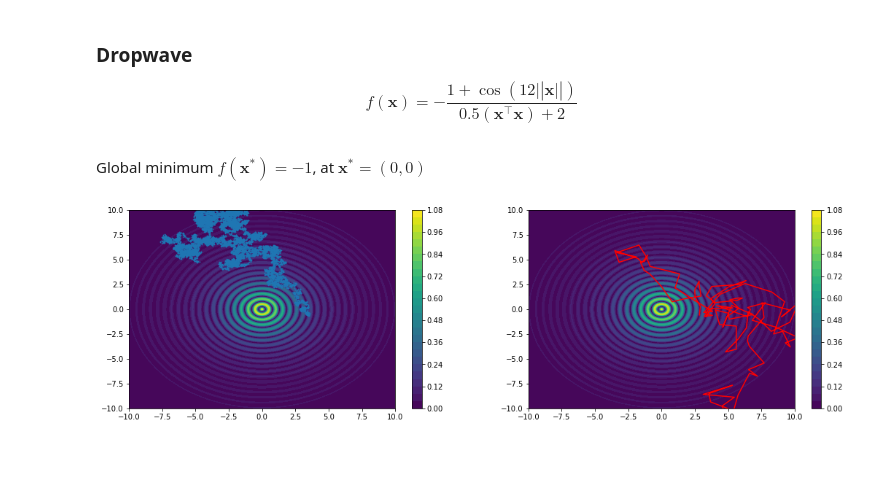
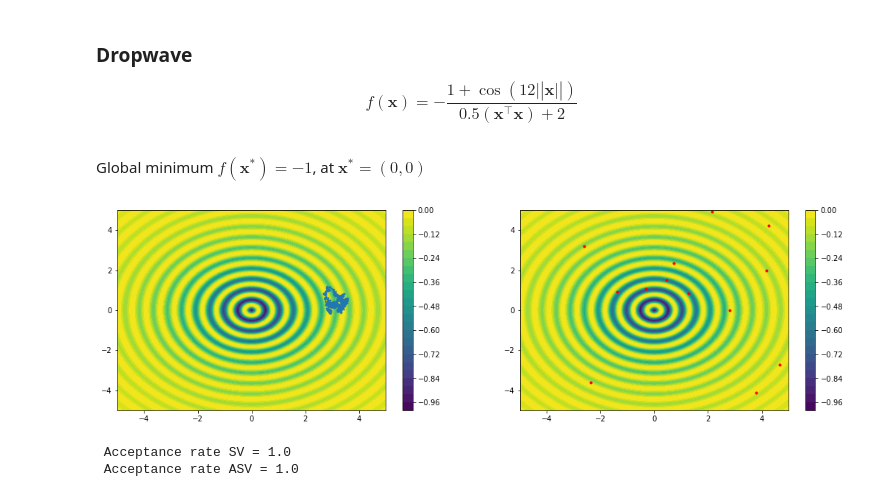
Before and after one commit to BrianWhiteaker/HMC, a Jupyter notebook: Class_Dev.ipynb, the cells around one changed output. Cells and saved outputs as stored; diff of their text form; code cells hidden in the pictures; blank space fills up the shorter version.

```diff
--- a/Class_Dev.ipynb
+++ b/Class_Dev.ipynb
@@ -321,27 +381,27 @@ sv = SV(Ackley,H,D)
 hmc = HMC(sv.sv1, K, Ackley, D)
 
 q0 = torch.Tensor([[20.],[0.]])
-samplesSV = np.zeros((D,Nprops))
+samplesSV_Ackley = np.zeros((D,Nprops))
 acceptance_countSV = 0
 
 for n in tqdm.tqdm(range(Nprops)):
     q0, accFlag = hmc.sample(q0)
     if(accFlag):
         acceptance_countSV += 1
-    samplesSV[:,n] = q0.numpy()[:,0]
+    samplesSV_Ackley[:,n] = q0.numpy()[:,0]
 # %%
 #Sigma-b
 asv = ASV(gradient, K, Ackley, Sb, dSb, H, D)
 hmc = HMC(asv.asv1, K, Ackley, D)
 q0 = torch.Tensor([[20.],[0.]])
-samplesASVb = np.zeros((D,Nprops))
+samplesASV_Ackley = np.zeros((D,Nprops))
 acceptance_countASV = 0
 
 for n in tqdm.tqdm(range(Nprops)):
     q0, accFlag = hmc.sample(q0, 1, True)
     if(accFlag):
         acceptance_countASV += 1
-    samplesASVb[:,n] = q0.numpy()[:,0]
+    samplesASV_Ackley[:,n] = q0.numpy()[:,0]
 # %%
 bnd = 32.7
 delta = .1
@@ -379,57 +449,61 @@ plt.show()
 $$ f(\mathbf{x}) = -\frac{1+\cos\left( 12\lvert|\mathbf{x}\rvert|\right)}{0.5(\mathbf{x}^{\top}\mathbf{x}) + 2} $$<br>
 Global minimum $f(\mathbf{x^{*}})=-1$, at $\mathbf{x}^{*}=(0,0)$
 # %%
-H = .05
-Nprops = 20000
+H = .01
+Nprops = 2000
 sv = SV(DropWave,H,D)
 hmc = HMC(sv.sv1, K, DropWave, D)
 
-q0 = torch.Tensor([[3.],[0.]])
-samplesSV = np.zeros((D,Nprops))
+q0 = torch.Tensor([[2.9],[0.]])
+samplesSV_Drop = np.zeros((D,Nprops))
 acceptance_countSV = 0
 
 for n in tqdm.tqdm(range(Nprops)):
     q0, accFlag = hmc.sample(q0)
     if(accFlag):
         acceptance_countSV += 1
-    samplesSV[:,n] = q0.numpy()[:,0]
+    samplesSV_Drop[:,n] = q0.numpy()[:,0]
 # %%
 #Sigma-b
 asv = ASV(gradient, K, DropWave, Sb, dSb, H, D)
 hmc = HMC(asv.asv1, K, DropWave, D)
-q0 = torch.Tensor([[3.],[0.]])
-samplesASVb = np.zeros((D,Nprops))
+q0 = torch.Tensor([[2.9],[0.]])
+samplesASV_Drop = np.zeros((D,Nprops))
 acceptance_countASV = 0
 
 for n in tqdm.tqdm(range(Nprops)):
     q0, accFlag = hmc.sample(q0, 1, True)
     if(accFlag):
         acceptance_countASV += 1
-    samplesASVb[:,n] = q0.numpy()[:,0]
+    samplesASV_Drop[:,n] = q0.numpy()[:,0]
 # %%
-bnd = 10
+bnd = 5
 delta = .01
 
 x = np.arange(-bnd, bnd, delta)
 y = np.arange(-bnd, bnd, delta)
 X, Y = np.meshgrid(x, y)
 
-Z = (1 + np.cos(12*np.sqrt(X**2 + Y**2)))/(.5*(X**2 + Y**2) + 2)
+Z = -(1 + np.cos(12*np.sqrt(X**2 + Y**2)))/(.5*(X**2 + Y**2) + 2)
 
 fig, ax = plt.subplots(1,2,figsize=(18,5))
 
-cs0 = ax[0].contourf(X, Y, Z/.96, levels=30)
+cs0 = ax[0].contourf(X, Y, Z, levels=30)
 fig.colorbar(cs0, ax=ax[0])
-ax[0].scatter(samplesSV[0,:],samplesSV[1,:], s=.5)
+ax[0].scatter(samplesSV_Drop[0,:],samplesSV_Drop[1,:], s=.5)
 ax[0].set_xlim(-bnd,bnd)
 ax[0].set_ylim(-bnd,bnd)
 
-cs1 = ax[1].contourf(X, Y, Z/.96, levels=30)
+cs1 = ax[1].contourf(X, Y, Z, levels=30)
 fig.colorbar(cs1, ax=ax[1])
-ax[1].plot(samplesASVb[0,:],samplesASVb[1,:], '-r')
+ax[1].plot(samplesASV_Drop[0,:],samplesASV_Drop[1,:], '.r')
 ax[1].set_xlim(-bnd,bnd)
 ax[1].set_ylim(-bnd,bnd)
 
 plt.show()
+print(f' Acceptance rate SV = {acceptance_countSV/Nprops}')
+print(f' Acceptance rate ASV = {acceptance_countASV/Nprops}')
 # %% [output]
-[figure, old version]
+[figure, new version]
+ Acceptance rate SV = 1.0
+ Acceptance rate ASV = 1.0
```
Also changed, not shown: parts of 25 cells of this notebook.
